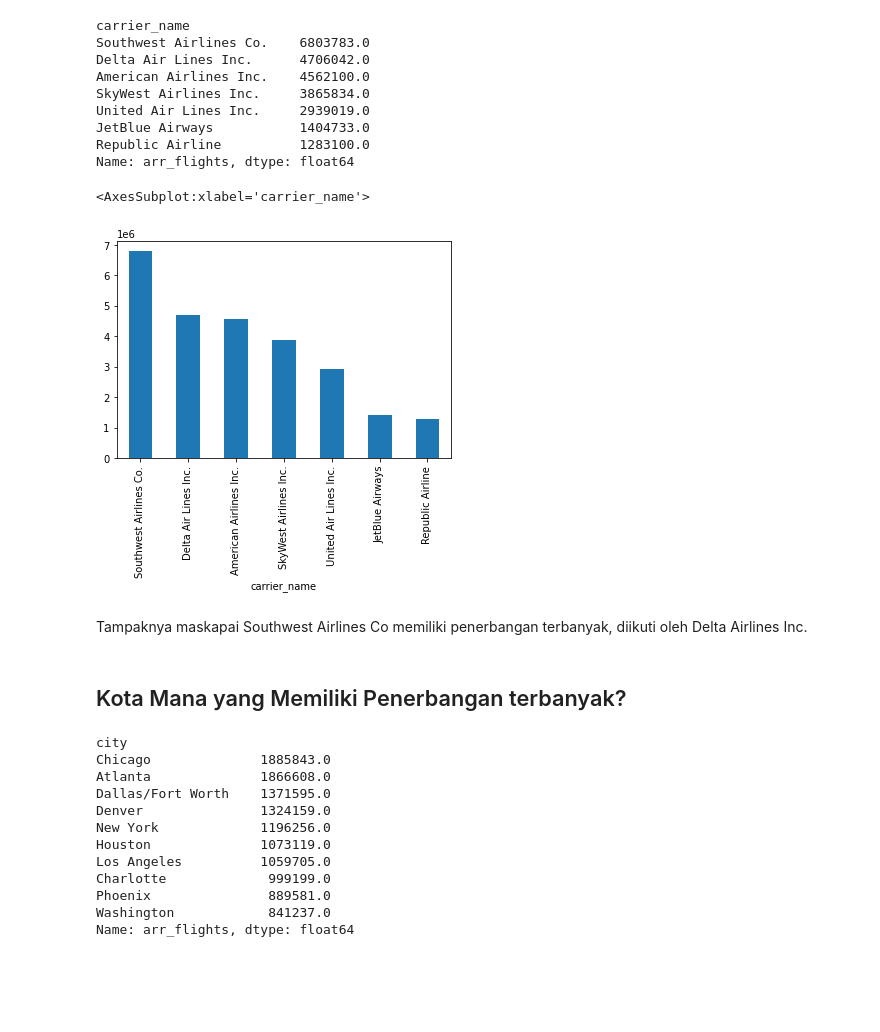
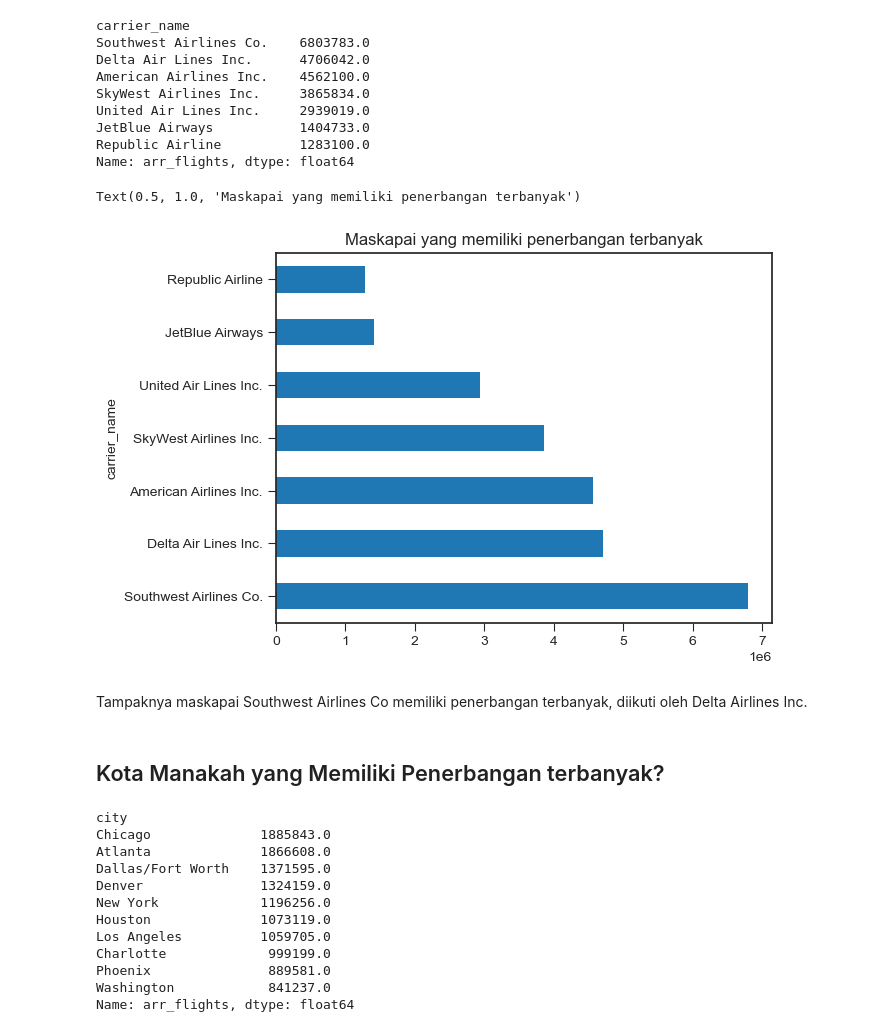
Before and after one commit to farhanalifianto/analyst, a Jupyter notebook: flight_delay/flight_delay.ipynb, the cells around one changed output. Saved outputs shown, nothing was run; the diff lists cells and outputs as text; code cells hidden in the pictures; blank space fills up the shorter version.

```diff
--- a/flight_delay/flight_delay.ipynb
+++ b/flight_delay/flight_delay.ipynb
@@ -19,6 +19,9 @@ import numpy as np
 
 import seaborn as sns
 import matplotlib.pyplot as plt
+
+plt.style.use('default')
+plt.style.use('seaborn-ticks')
 # %% [markdown]
 ### Data Preparation
 # %%
@@ -153,14 +152,15 @@ Republic Airline          1283100.0
 Name: arr_flights, dtype: float64
 # %%
 car_arr = dfe.groupby("carrier_name")['arr_flights'].sum().sort_values(ascending=False).head(7)
-car_arr.plot(kind='bar')
+car_arr.plot(kind='barh')
+plt.title('Maskapai yang memiliki penerbangan terbanyak')
 # %% [output]
-<AxesSubplot:xlabel='carrier_name'>
+Text(0.5, 1.0, 'Maskapai yang memiliki penerbangan terbanyak')
-[figure, old version]
+[figure, new version]
 # %% [markdown]
  Tampaknya maskapai Southwest Airlines Co memiliki penerbangan terbanyak, diikuti oleh Delta Airlines Inc.
 # %% [markdown]
-## Kota Mana yang Memiliki Penerbangan terbanyak?
+## Kota Manakah yang Memiliki Penerbangan terbanyak?
 # %%
 dfe.groupby("city")['arr_flights'].sum().sort_values(ascending=False).head(10)
 # %% [output]
```
Also changed, not shown: parts of 16 cells of this notebook.
